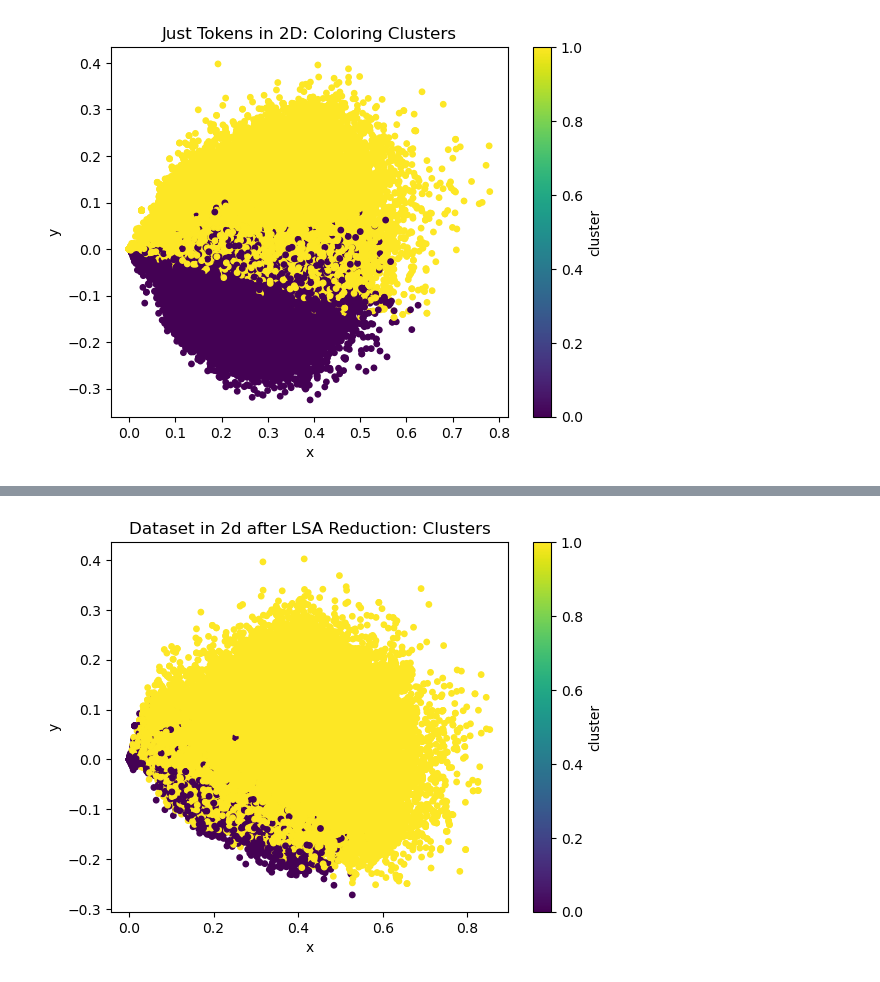
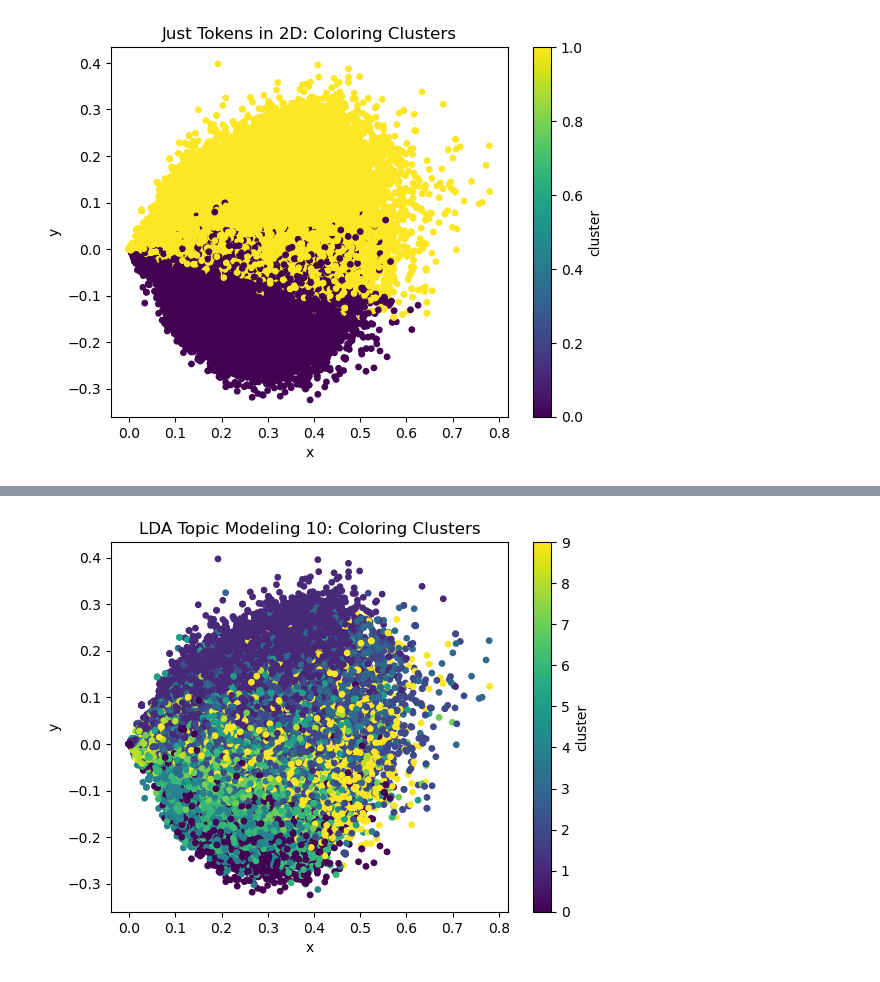
Before and after one commit to EllingtonKirby/Deepfake-Prediction, a Jupyter notebook: ek/clustering_exploration.ipynb, the cells around one changed output, grey strips where cells are left out. Saved outputs shown, nothing was run; the diff lists cells and outputs as text; code cells hidden in the pictures.

Commit message:
tuning clustering and first topic modeling

```diff
--- a/ek/clustering_exploration.ipynb
+++ b/ek/clustering_exploration.ipynb
@@ -794,18 +1077,28 @@ plt.show()
+# %%
+# Now that we have determined that 10 Clusters is our best performing topic modeling,
+# Lets test other clustering methods
+from sklearn.feature_extraction.text import CountVectorizer
+from sklearn.decomposition import LatentDirichletAllocation
+
+dataset = df_no_stop_word_removal['all']
+count_vectorizer = CountVectorizer(min_df=.01, max_df=.75)
+X_counts = count_vectorizer.fit_transform(dataset)
+
+lda = LatentDirichletAllocation(
+    n_components=10,
+    max_iter=5,
+    learning_method="online",
+    learning_offset=50.0,
+    random_state=0,
+)
+
+estimations_lda_10 = lda.fit_transform(X_counts)
 # %%
-kmeans = KMeans(init="random", n_clusters=2, n_init=4, random_state=0)
-clustered = kmeans.fit_predict(lda_data)
-
-lsa = TruncatedSVD(n_components=2)
-df2d = pd.DataFrame(lsa.fit_transform(tfidf_vectorized_output), columns=list('xy'))
-df2d['label'] = df['label']
-df2d['cluster'] = clustered
-
-from matplotlib import pyplot as plt
-%matplotlib inline
-
-# Plot Data Visualization (Matplotlib)
-df2d.plot.scatter(x='x', y='y', c='cluster',cmap="viridis", s=15)
-plt.title("Dataset in 2d after LSA Reduction: Clusters")
+graphing_lsa = TruncatedSVD(n_components=2)
+df2d_lda_10_topics = pd.DataFrame(graphing_lsa.fit_transform(X_tfidf), columns=list('xy'))
+df2d_lda_10_topics['cluster'] = np.argmax(estimations_lda_10, axis=1)
+df2d_lda_10_topics.plot.scatter(x='x', y='y', c='cluster',cmap="viridis", s=15)
+plt.title("LDA Topic Modeling 10: Coloring Clusters")
 plt.show()
 # %% [output]
-[figure, old version]
+[figure, new version]
```
Also changed, not shown: parts of 25 cells of this notebook, 4 other files.
